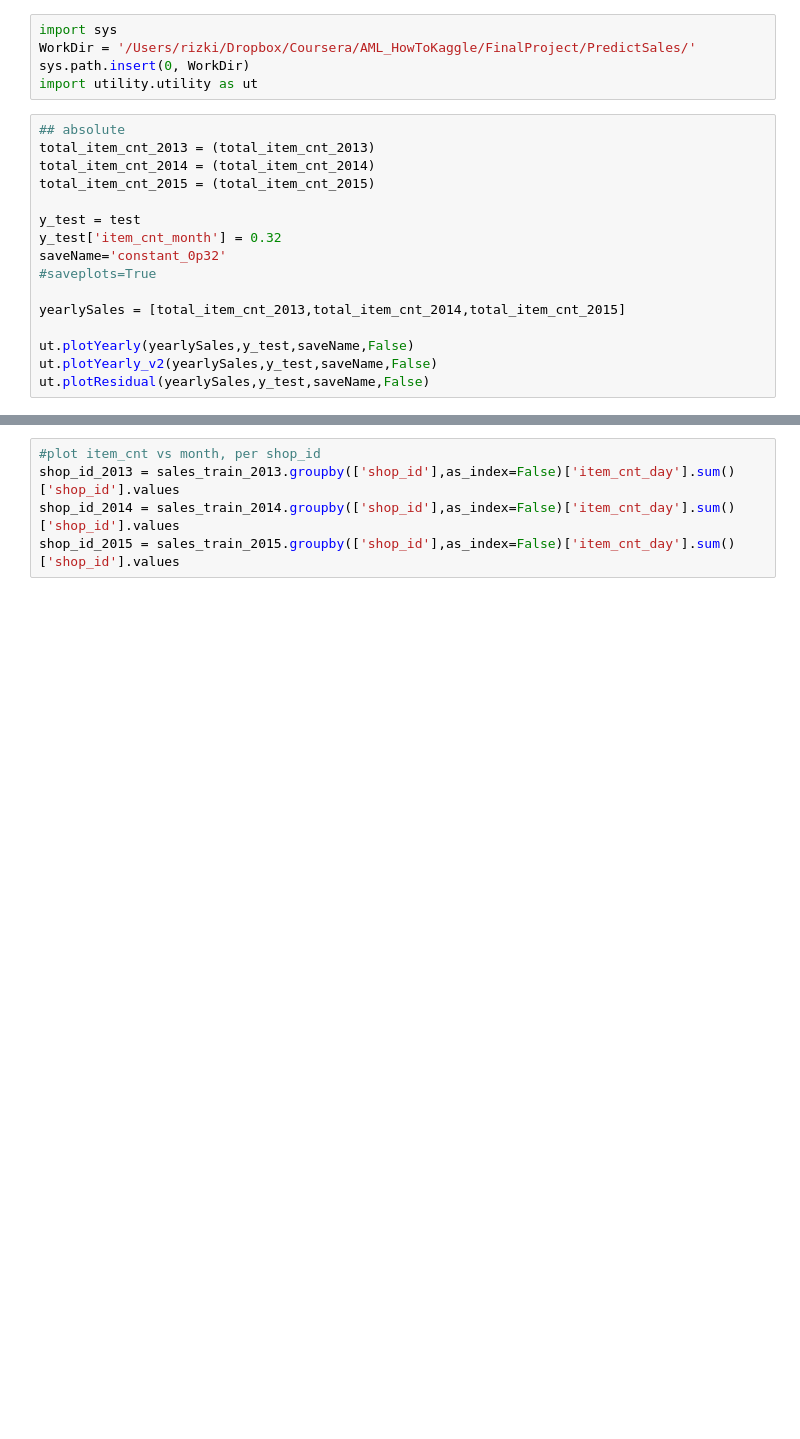
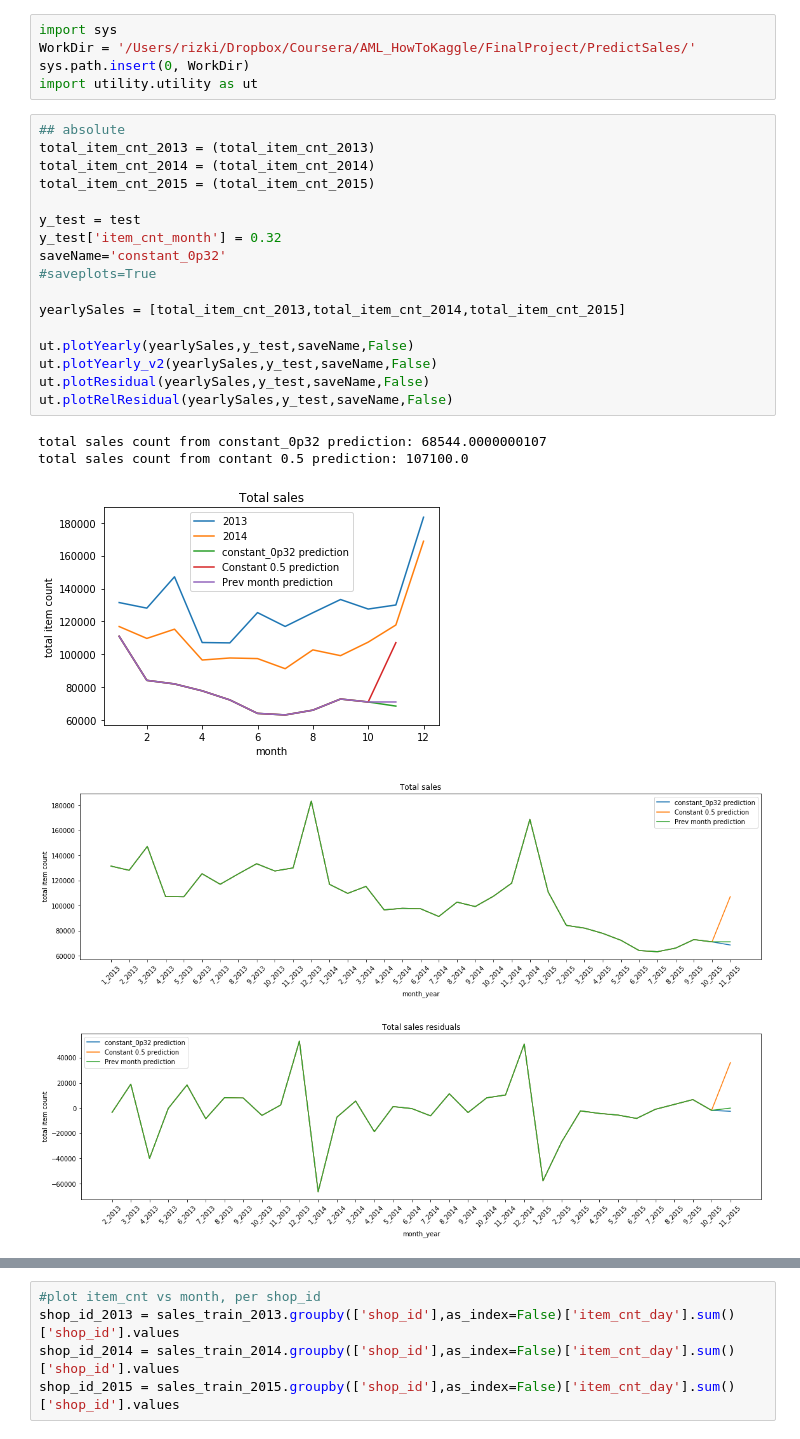
Before and after one commit to rsyarif/PredictSales, a Jupyter notebook: results/LookingAtYearlyTrend/PredictSales_v1_YearlyTrend_v2.ipynb, the cells around one changed output, grey strips where cells are left out. Saved outputs shown, nothing was run; the diff lists cells and outputs as text; blank space fills up the shorter version.

Commit message:
relative residuals

```diff
--- a/results/LookingAtYearlyTrend/PredictSales_v1_YearlyTrend_v2.ipynb
+++ b/results/LookingAtYearlyTrend/PredictSales_v1_YearlyTrend_v2.ipynb
@@ -97,16 +142,23 @@ import utility.utility as ut
 # %%
 ## absolute
 total_item_cnt_2013 = (total_item_cnt_2013)
 total_item_cnt_2014 = (total_item_cnt_2014)
 total_item_cnt_2015 = (total_item_cnt_2015)
 
 y_test = test
 y_test['item_cnt_month'] = 0.32
 saveName='constant_0p32'
 #saveplots=True
 
 yearlySales = [total_item_cnt_2013,total_item_cnt_2014,total_item_cnt_2015]
 
 ut.plotYearly(yearlySales,y_test,saveName,False)
 ut.plotYearly_v2(yearlySales,y_test,saveName,False)
 ut.plotResidual(yearlySales,y_test,saveName,False)
+ut.plotRelResidual(yearlySales,y_test,saveName,False)
+# %% [output]
+total sales count from constant_0p32 prediction: 68544.0000000107
+total sales count from contant 0.5 prediction: 107100.0
+[figure, added]
+[figure, added]
+[figure, added]
```
Also changed, not shown: parts of 19 cells of this notebook, 1 other file.
